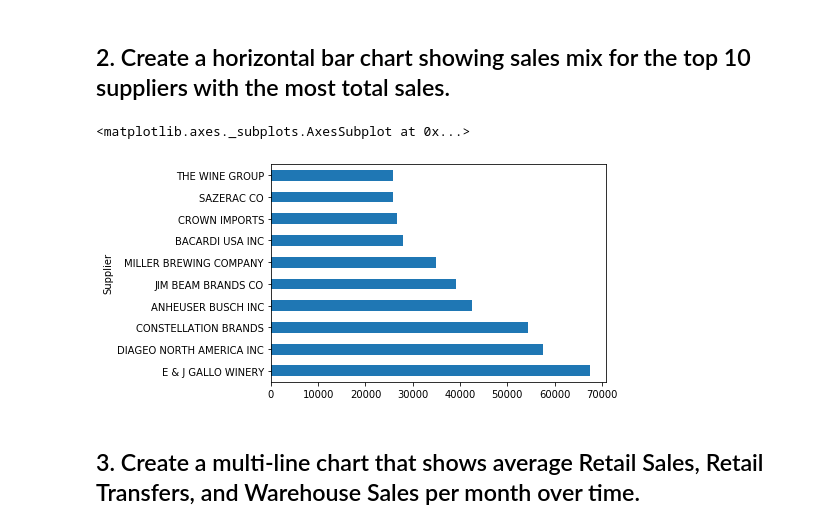
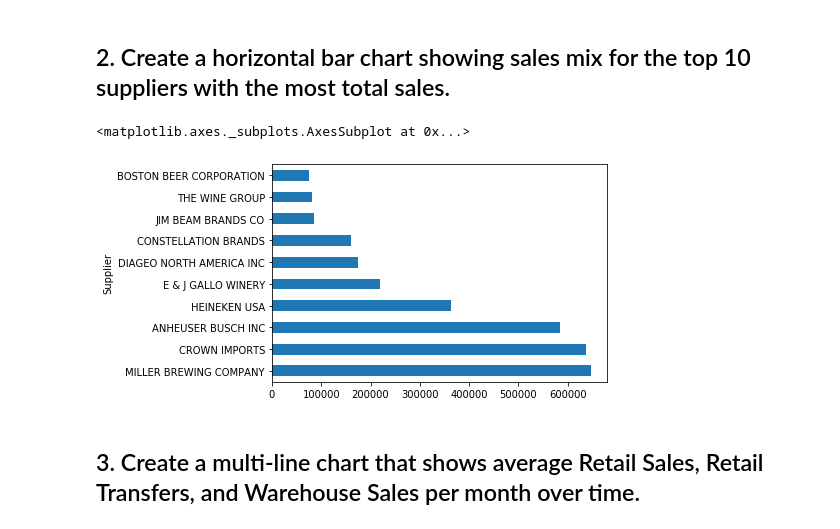
Before and after one commit to ironhack-datalabs/datamad0320, a Jupyter notebook: module-2/lab-plotting-multiple-data-series/your-code/main.ipynb, the cells around one changed output. Saved outputs shown, nothing was run; the diff lists cells and outputs as text; code cells hidden in the pictures.

```diff
--- a/module-2/lab-plotting-multiple-data-series/your-code/main.ipynb
+++ b/module-2/lab-plotting-multiple-data-series/your-code/main.ipynb
@@ -34,10 +34,14 @@ data2.plot.bar()
 ## 2. Create a horizontal bar chart showing sales mix for the top 10 suppliers with the most total sales.
 # %%
 data2=data.groupby("Supplier").sum()
-data2["RetailSales"].sort_values(ascending=False)[:10].T.plot.barh()
+data2=data2[["RetailSales","RetailTransfers","WarehouseSales"]].T.sum()
+
+
+
+data2.sort_values(ascending=False)[:10].T.plot.barh()
 # %% [output]
 <matplotlib.axes._subplots.AxesSubplot at 0x...>
-[figure, old version]
+[figure, new version]
 # %% [markdown]
 ## 3. Create a multi-line chart that shows average Retail Sales, Retail Transfers, and Warehouse Sales per month over time.
 # %%
```
